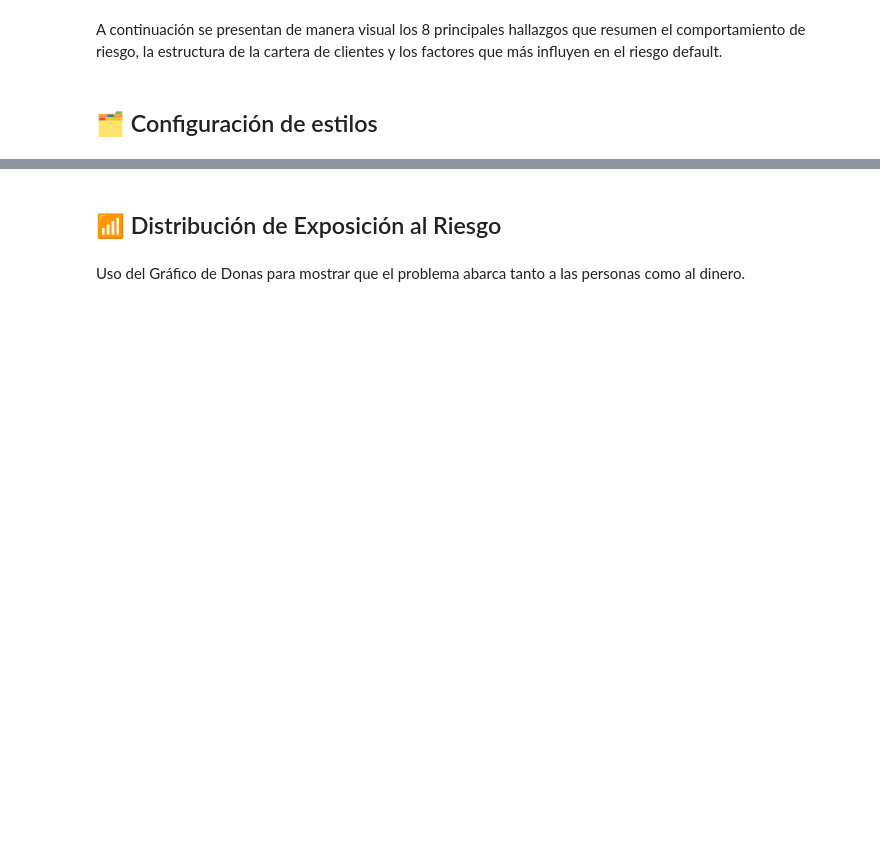
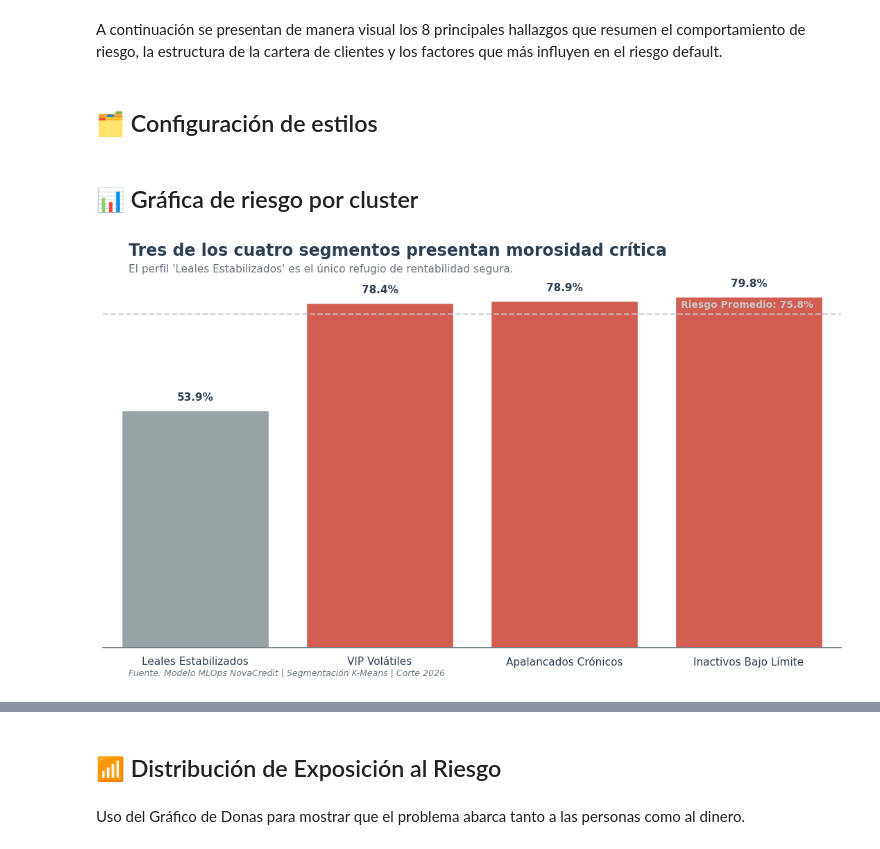
Before and after one commit to RamRider89/aplicaciones-ciencia-datos, a Jupyter notebook: actividades/evidencia-2/Evidencia_2_Carlos_Duarte.ipynb, the cells around one changed output, grey strips where cells are left out. Cells and saved outputs as stored; diff of their text form; code cells hidden in the pictures; blank space fills up the shorter version.

```diff
--- a/actividades/evidencia-2/Evidencia_2_Carlos_Duarte.ipynb
+++ b/actividades/evidencia-2/Evidencia_2_Carlos_Duarte.ipynb
@@ -217,6 +811,6 @@ _paleta3_ = [_color_tecmi_light, _color_info, _color_warning]
 # Configuración de estilos limpios
 # ------------------------------------------------------------------------------
 # configuración de estilo visual
-plt.style.use('default')
+plt.style.use('tableau-colorblind10')
 sns.set_theme(style="whitegrid")
 sns.set_style("white")
@@ -224,0 +820,73 @@ df_viz = df_prep.copy()
+# %% [markdown]
+## 📊 Gráfica de riesgo por cluster
+# %%
+# ------------------------------------------------------------------------------
+# Gráfica Riesgo por Clúster Mejorada
+# ------------------------------------------------------------------------------
+plt.figure(figsize=(11, 6))
+
+# Promedio global para la línea de referencia
+promedio_global = df_final_preparado['default_12m'].mean() * 100
+
+# Ordenando los clusters por tasa de default
+profile_ordenado = cluster_profile.sort_values('Tasa_Default_Real (%)')
+
+# Barplot
+ax = sns.barplot(
+    x=profile_ordenado.index,
+    y=profile_ordenado['Tasa_Default_Real (%)'],
+    palette=[COLOR_SEGURO, COLOR_RIESGO, COLOR_RIESGO, COLOR_RIESGO],
+)
+
+# Título Principal
+plt.figtext(0.05, 1.02, "Tres de los cuatro segmentos presentan morosidad crítica",
+            fontsize=17, fontweight='bold', color=COLOR_TEXTO, ha='left')
+
+# Subtítulo
+plt.figtext(0.05, 0.98, "El perfil 'Leales Estabilizados' es el único refugio de rentabilidad segura. ",
+            fontsize=11, color=_color_gray, ha='left')
+
+# ---------------------------------------------------------
+# línea de referencia
+# ---------------------------------------------------------
+ax.axhline(promedio_global, color=_Gray_, linestyle='--', linewidth=1.5, alpha=0.8)
+
+# Etiqueta de linea de referencia
+ax.text(x=len(profile_ordenado)-0.65, y=promedio_global + 1.5,
+        s=f"Riesgo Promedio: {promedio_global:.1f}%",
+        fontsize=10, color=_Gray_, fontweight='bold', ha='right')
+
+# ---------------------------------------------------------
+# limpieza visual
+# ---------------------------------------------------------
+ax.yaxis.set_major_formatter(mtick.PercentFormatter())
+
+# Etiquetas de datos sobre cada barra
+for p in ax.patches:
+    ax.annotate(f"{p.get_height():.1f}%",
+                (p.get_x() + p.get_width() / 2., p.get_height()),
+                ha='center', va='bottom',
+                fontsize=11, fontweight='bold', color=COLOR_TEXTO,
+                xytext=(0, 8), textcoords='offset points')
+
+# Limpieza de ruido visual
+ax.spines['top'].set_visible(False)
+ax.spines['right'].set_visible(False)
+ax.spines['left'].set_visible(False)
+ax.spines['bottom'].set_color(_color_gray) # Suavizar la línea del eje X
+ax.get_yaxis().set_visible(False)
+
+# Etiquetas en X limpias
+plt.xlabel("", fontsize=10)
+plt.xticks(fontsize=11, fontweight='500', color=COLOR_TEXTO)
+
+# Nota para fuente de datos
+plt.figtext(0.05, 0.01, "Fuente: Modelo MLOps NovaCredit | Segmentación K-Means | Corte 2026",
+            fontsize=9, color=_color_gray, fontstyle='italic')
+
+plt.tight_layout()
+# guardando
+plt.savefig("figs/1-riesgo-x-segmento.png", bbox_inches='tight', dpi=300)
+plt.show()
+# %% [output]
+[figure, added]
```
Also changed, not shown: parts of 121 cells of this notebook, 7 other files.
